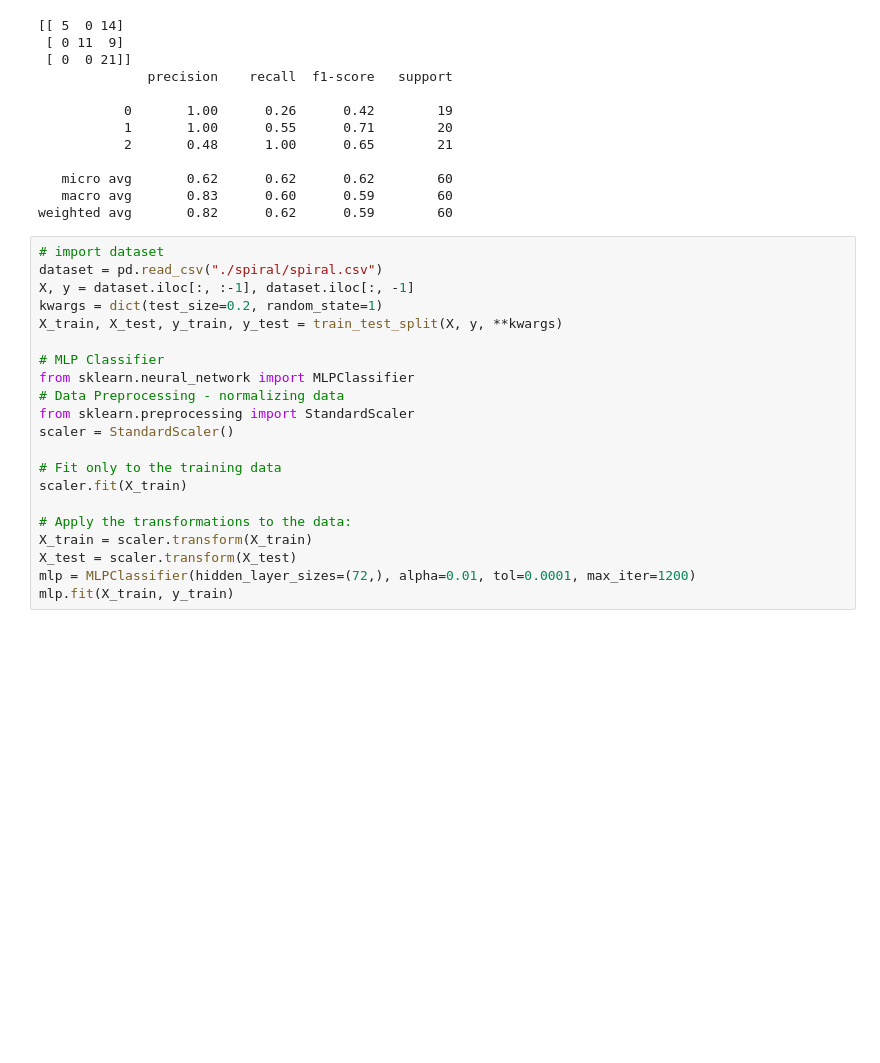
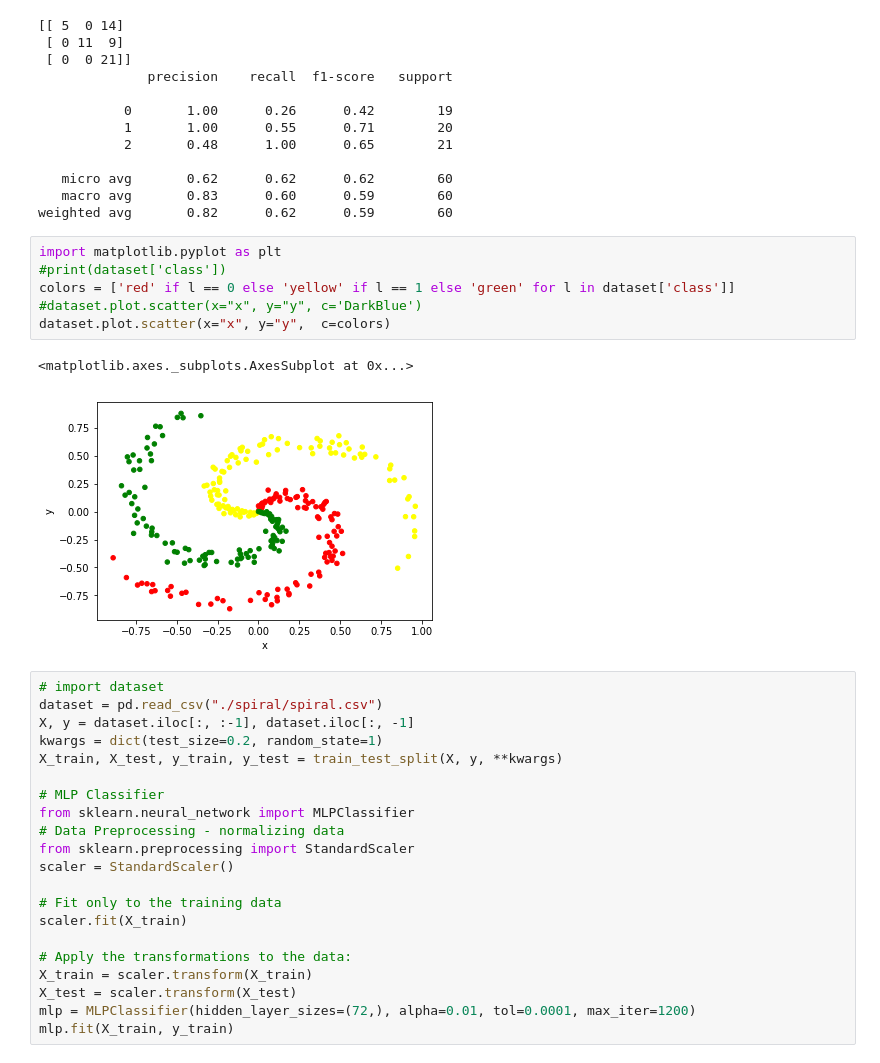
Before and after one commit to marcusgsta/machine_learning, a Jupyter notebook: A4-E.ipynb, the cells around one changed output. Saved outputs shown, nothing was run; the diff lists cells and outputs as text; blank space fills up the shorter version.

Commit message:
added scatter plot

```diff
--- a/A4-E.ipynb
+++ b/A4-E.ipynb
@@ -45,6 +45,15 @@ print(classification_report(y_test, predictions))
    micro avg       0.62      0.62      0.62        60
    macro avg       0.83      0.60      0.59        60
 weighted avg       0.82      0.62      0.59        60
+# %%
+import matplotlib.pyplot as plt
+#print(dataset['class'])
+colors = ['red' if l == 0 else 'yellow' if l == 1 else 'green' for l in dataset['class']]
+#dataset.plot.scatter(x="x", y="y", c='DarkBlue')
+dataset.plot.scatter(x="x", y="y",  c=colors)
+# %% [output]
+<matplotlib.axes._subplots.AxesSubplot at 0x...>
+[figure, added]
 # %%
 # import dataset
 dataset = pd.read_csv("./spiral/spiral.csv")
```
